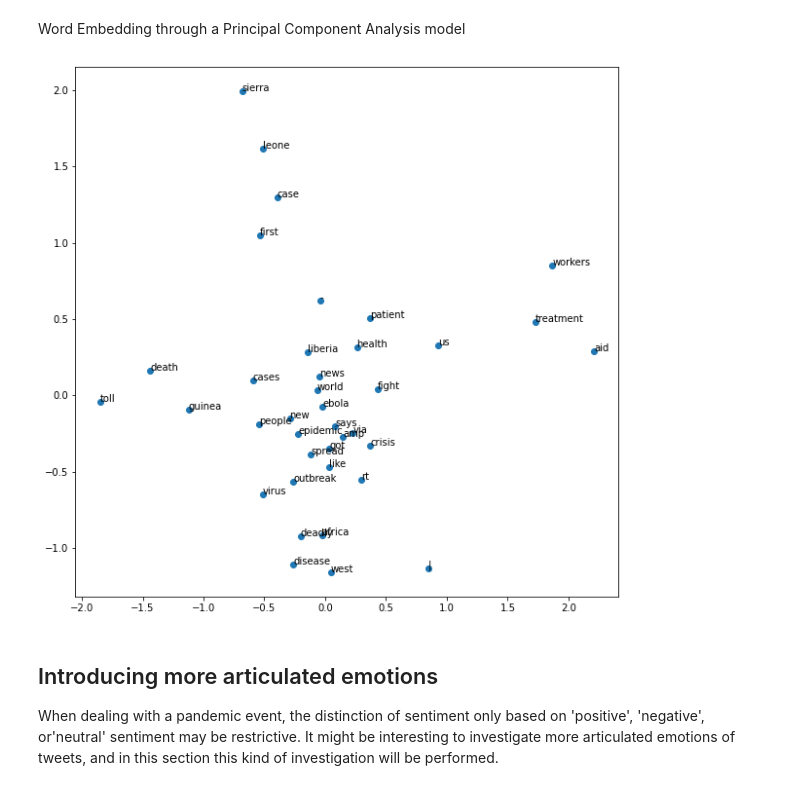
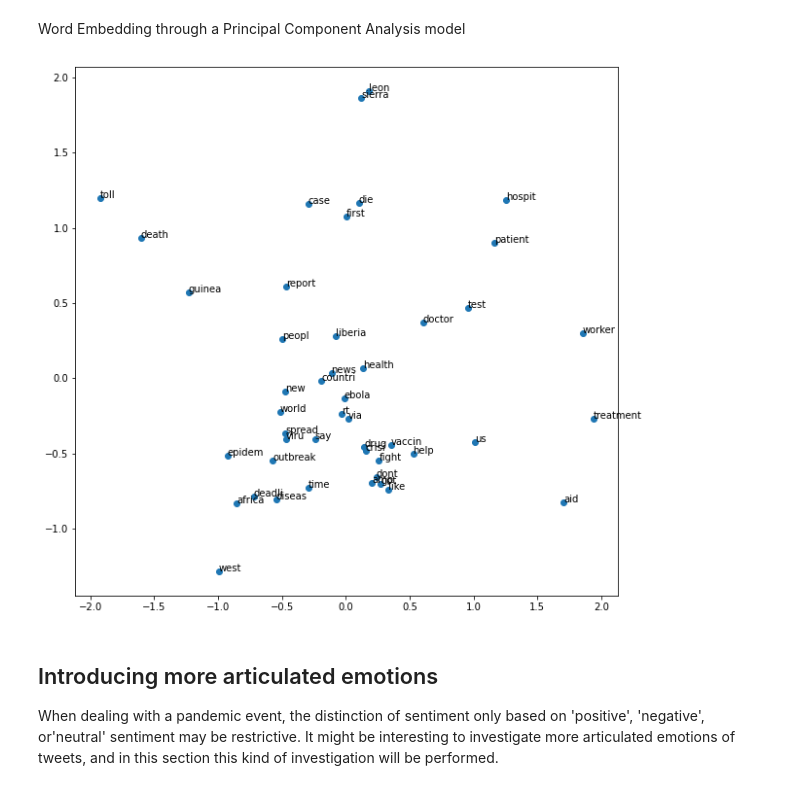
Before and after one commit to filopacio/NaturalLanguagePandemic, a Jupyter notebook: ebola_analysis.ipynb, the cells around one changed output. Saved outputs shown, nothing was run; the diff lists cells and outputs as text; code cells hidden in the pictures.

```diff
--- a/ebola_analysis.ipynb
+++ b/ebola_analysis.ipynb
@@ -123,9 +146,9 @@ Vader's sentiment analyzer is pretty cautious, therefore it is likely not to tak
 
 So let's see what happens if the 'neutral' label is removed, letting the sentiments be either 'positive' or 'negative' based, respectively, on positive or negative values of the compound.
 # %%
-sen = list(np.repeat(1,len(df_c)))
-for i in range(len(df_c)):
-   if df_c.polarity[i] > 0:
+sen = list(np.repeat(1,len(df_e)))
+for i in range(len(df_e)):
+   if df_e.polarity[i] > 0:
      sen[i] = 'positive'
    else:
     sen[i] = 'negative'
@@ -174,7 +206,8 @@ I did not remove alphanumeric words to avoid eliminating words like covid19, cov
 def clean_text(text):
     text = str(text).lower()
     text = re.sub('https://\S+|www\.\S', '', text)      # remove link
-    text = re.sub("['!@#$%^&*()_+<>?:.,;]" , '', text)  # punctuations/special characters
+    text = re.sub("['’!@#$%^&*()_+<>?:.,;]" , '', text)  # punctuations/special characters
+    text = re.sub("'" , '', text)
     text = re.sub(re.compile("["                        # emoticon
         u"\U0001F600-\U0001F64F"
         u"\U0001F300-\U0001F5FF"
@@ -232,6 +265,8 @@ def remove_stopwords(text):
     stop.add('go')
     stop.add('it')
     stop.add('get')
+    stop.add('-')
+    stop.add('|')
    # not present in the original set but very recurrent words
     text = [[i for i in i.split() if i not in stop] for i in text]
     return  text
@@ -262,8 +297,8 @@ def preprocess(text):
   cl_tweets = pd.Series(cl_tweets).astype(str)
   removed = remove_stopwords(cl_tweets)
   lemmatized = [lemmatize(i) for i in removed]
-  #stemmed = [p_stem(i) for i in lemmatized]
-  return lemmatized #stemmed
+  stemmed = [p_stem(i) for i in lemmatized]
+  return stemmed
 # %%
 from nltk.corpus import stopwords
 # %%
@@ -355,17 +388,17 @@ import matplotlib.pyplot as plt
 # %%
 ebola_w2v = Word2Vec(df_e.tweets, min_count = 1200)
 # %%
-X = ebola_w2v[ebola_w2v.wv.vocab]
+X = ebola_w2v.wv.__getitem__(ebola_w2v.wv.vocab)
 pca = PCA(n_components=2)
 result = pca.fit_transform(X)
 plt.figure(figsize=(10, 10))
 plt.scatter(result[:,0], result[:,1])
 words = list(ebola_w2v.wv.vocab)
 for i, word in enumerate(words):
 	plt.annotate(word, xy=(result[i,0], result[i,1]))
 plt.show()
 # %% [output]
-[figure, old version]
+[figure, new version]
 # %% [markdown]
 ## Introducing more articulated emotions
 
```
Also changed, not shown: parts of 19 cells of this notebook.
